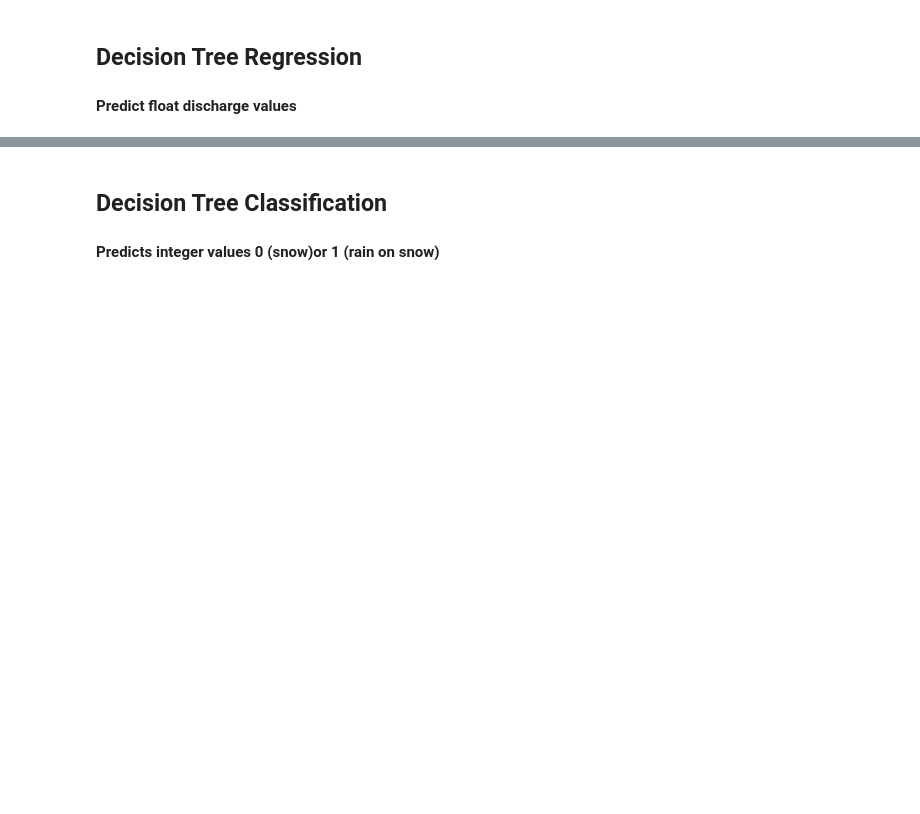
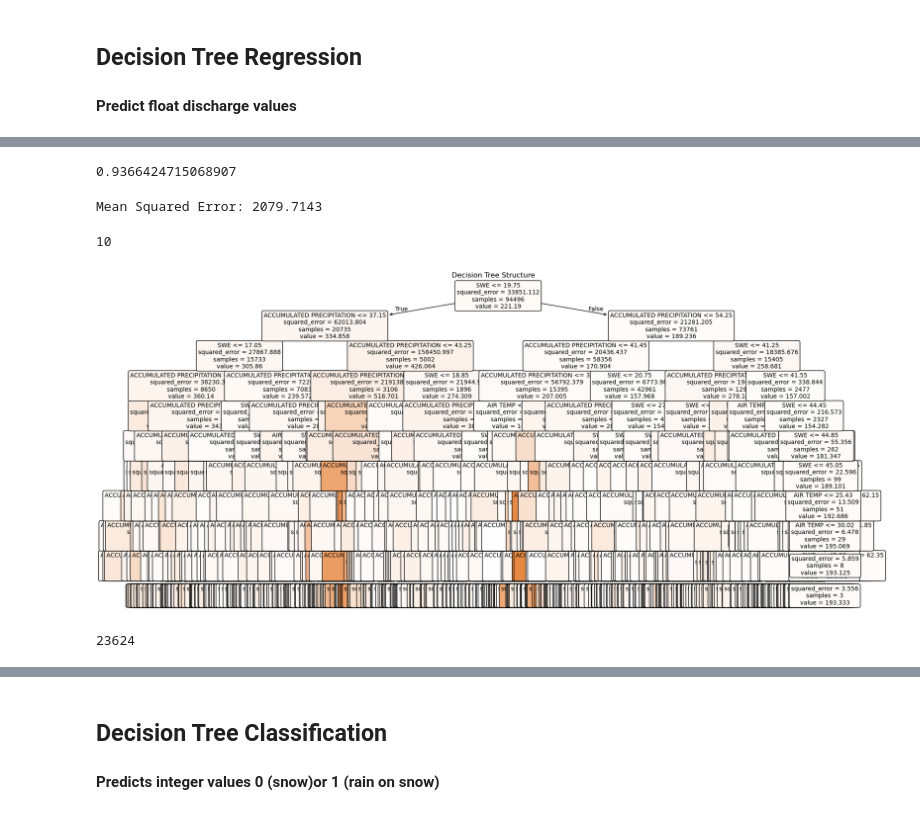
Before and after one commit to UW-GDA/FlakesAndFlows, a Jupyter notebook: notebooks/analysis/EDA.ipynb, the cells around one changed output, grey strips where cells are left out. Drawn from its saved outputs; the diff is of its cells as text; code cells hidden in the pictures; blank space fills up the shorter version.

```diff
--- a/notebooks/analysis/EDA.ipynb
+++ b/notebooks/analysis/EDA.ipynb
@@ -306,13 +424,48 @@ Name: DISCHARGE, dtype: object
 # %%
 from sklearn import tree
-from sklearn import train_test_split
+from sklearn.model_selection import train_test_split
 
-X = # snotel data
-y = # discharge values
+X = X_data
+y = hourly_cleaned['DISCHARGE']
 
 # i'll do 80/20 split
 X_train, X_test, y_train, y_test = train_test_split(
-    X, y, test_size=0.20)
+    X_data, y, test_size=0.20)
 
-clfr = tree.DecisionTreeRegressor()
+clfr = tree.DecisionTreeRegressor(max_depth = 10)
 clfr.fit(X_train, y_train)
+clfr.score(X_test, y_test)
+# %% [output]
+0.9366424715068907
+# %%
+y_pred = clfr.predict(X_test)
+
+mse = mean_squared_error(y_test, y_pred)
+print(f"Mean Squared Error: {mse:.4f}")
+# %% [output]
+Mean Squared Error: 2079.7143
+# %%
+clfr.get_depth()
+# %% [output]
+10
+# %%
+from sklearn.tree import plot_tree
+
+# Visualizing decision tree
+plt.figure(figsize=(20, 10))
+plot_tree(
+    clfr,
+    feature_names=['ACCUMULATED PRECIPITATION', 'SWE', 'AIR TEMP'],
+    filled=True,
+    rounded=True,
+    fontsize=10
+)
+plt.title("Decision Tree Structure")
+plt.show()
+# %% [output]
+[figure, added]
+# %%
+y_1 = clfr.predict(X_test)
+len(y_1)
+# %% [output]
+23624
```
Also changed, not shown: parts of 69 cells of this notebook.
